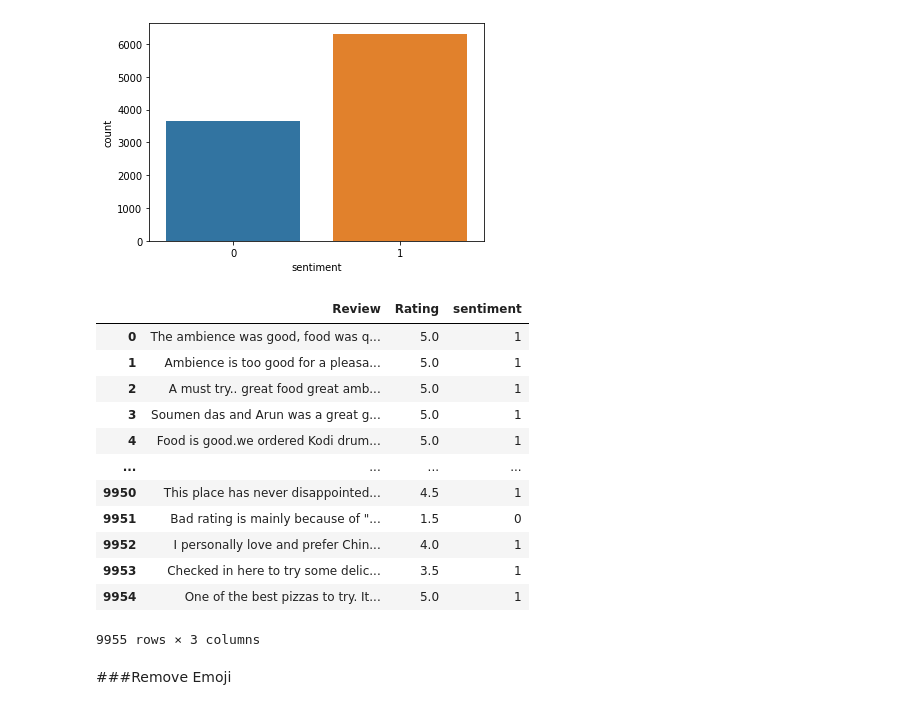
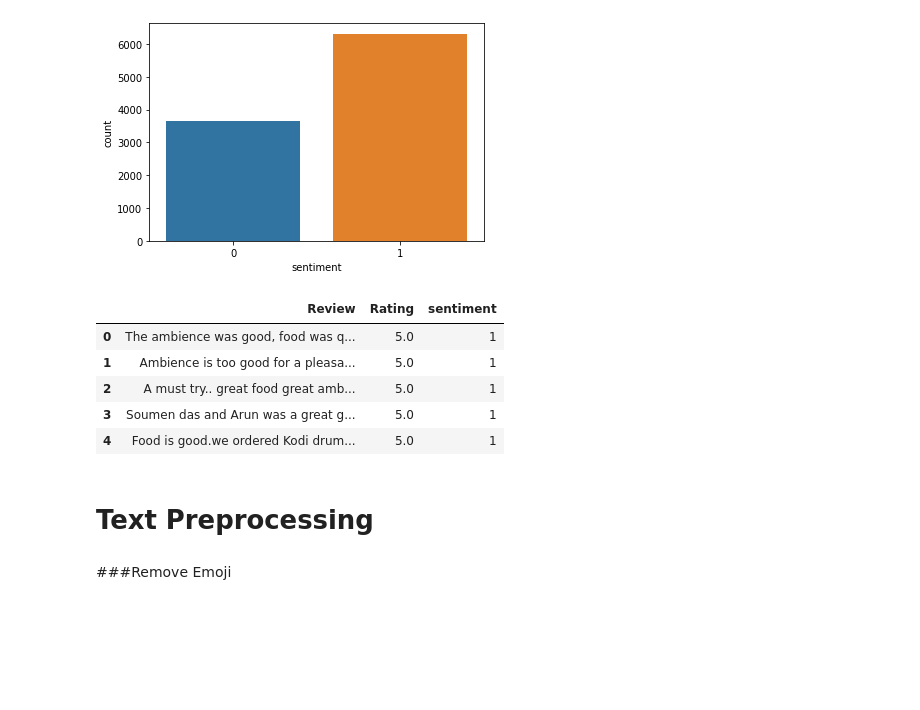
Before and after one commit to Amit-Padye/ZOMATO-RESTAURANT-CLUSTERING-AND-SENTIMENT-ANALYSIS, a Jupyter notebook: Amit_Padye_ZOMATO_RESTAURANT_CLUSTERING_AND_SENTIMENT_ANALYSIS.ipynb, the cells around one changed output. Saved outputs shown, nothing was run; the diff lists cells and outputs as text; code cells hidden in the pictures; blank space fills up the shorter version.

```diff
--- a/Amit_Padye_ZOMATO_RESTAURANT_CLUSTERING_AND_SENTIMENT_ANALYSIS.ipynb
+++ b/Amit_Padye_ZOMATO_RESTAURANT_CLUSTERING_AND_SENTIMENT_ANALYSIS.ipynb
@@ -460,21 +431,16 @@ sns.countplot(sent_df['sentiment'])
 # %%
 sent_df.reset_index(inplace=True)
 # %%
-sent_df
+sent_df.head()
 # %% [output]
 |  | Review | Rating | sentiment |
 | 0 | The ambience was good, food was q... | 5.0 | 1 |
 | 1 | Ambience is too good for a pleasa... | 5.0 | 1 |
 | 2 | A must try.. great food great amb... | 5.0 | 1 |
 | 3 | Soumen das and Arun was a great g... | 5.0 | 1 |
 | 4 | Food is good.we ordered Kodi drum... | 5.0 | 1 |
-| ... | ... | ... | ... |
-| 9950 | This place has never disappointed... | 4.5 | 1 |
-| 9951 | Bad rating is mainly because of "... | 1.5 | 0 |
-| 9952 | I personally love and prefer Chin... | 4.0 | 1 |
-| 9953 | Checked in here to try some delic... | 3.5 | 1 |
-| 9954 | One of the best pizzas to try. It... | 5.0 | 1 |
-9955 rows × 3 columns
+# %% [markdown]
+# **Text Preprocessing**
 # %% [markdown]
 ###Remove Emoji
 # %%
```
Also changed, not shown: parts of 186 cells of this notebook.
